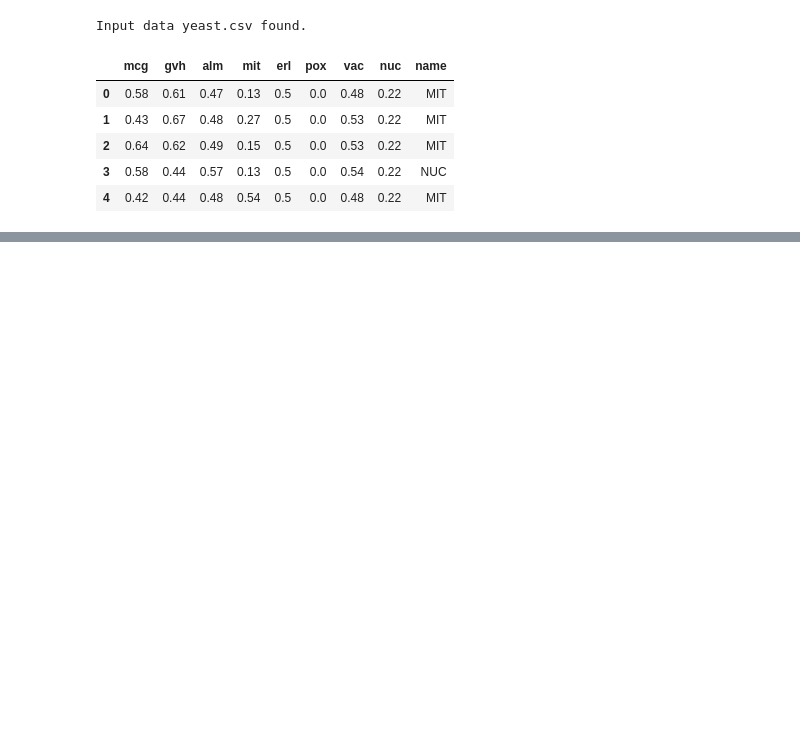
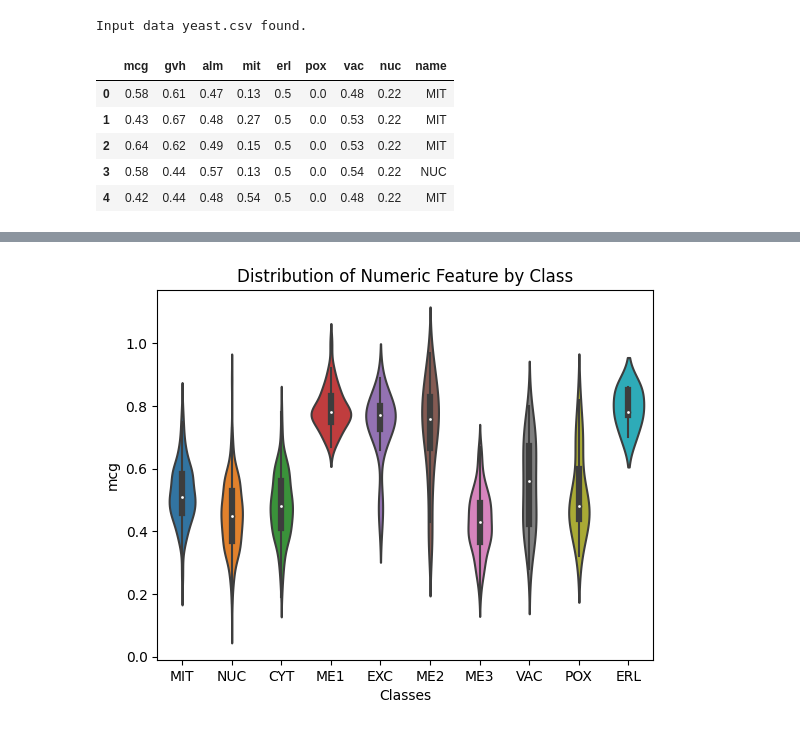
Before and after one commit to Biswadeep27/bits-mtech-aiml, a Jupyter notebook: 01-semester-1/ml/assignment-1/ml-assignment-1-draft.ipynb, the cells around one changed output, grey strips where cells are left out. Saved outputs shown, nothing was run; the diff lists cells and outputs as text; code cells hidden in the pictures; blank space fills up the shorter version.

```diff
--- a/01-semester-1/ml/assignment-1/ml-assignment-1-draft.ipynb
+++ b/01-semester-1/ml/assignment-1/ml-assignment-1-draft.ipynb
@@ -35,0 +109,6 @@ yeast.head()
+# %%
+columns = yeast.columns
+
+categorical_columns = list(yeast.dtypes[yeast.dtypes == 'object'].index)
+numerical_columns = [c for c in columns if c not in categorical_columns]
+categorical_columns, numerical_columns
@@ -35,0 +117,4 @@ yeast.head()
+# %%
+features = numerical_columns
+label = categorical_columns[0]
+features, label
@@ -35,0 +176,9 @@ yeast.head()
+# %%
+sns.violinplot(data=yeast, x='name', y=features[0])
+plt.xlabel('Classes')
+plt.ylabel(features[0])
+plt.title('Distribution of Numeric Feature by Class')
+
+plt.show()
+# %% [output]
+[figure, added]
```
Also changed, not shown: parts of 30 cells of this notebook, 4 other files.
